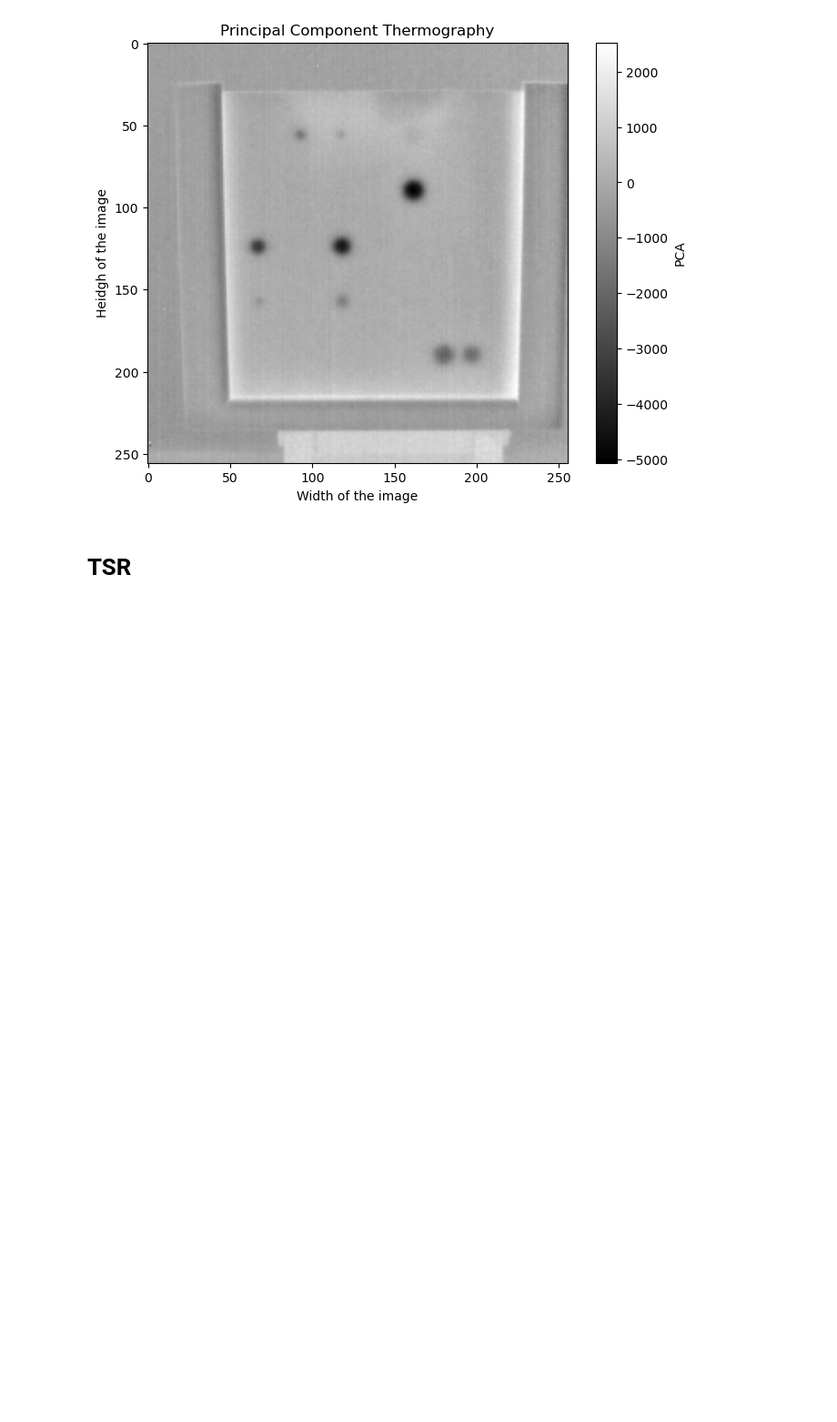
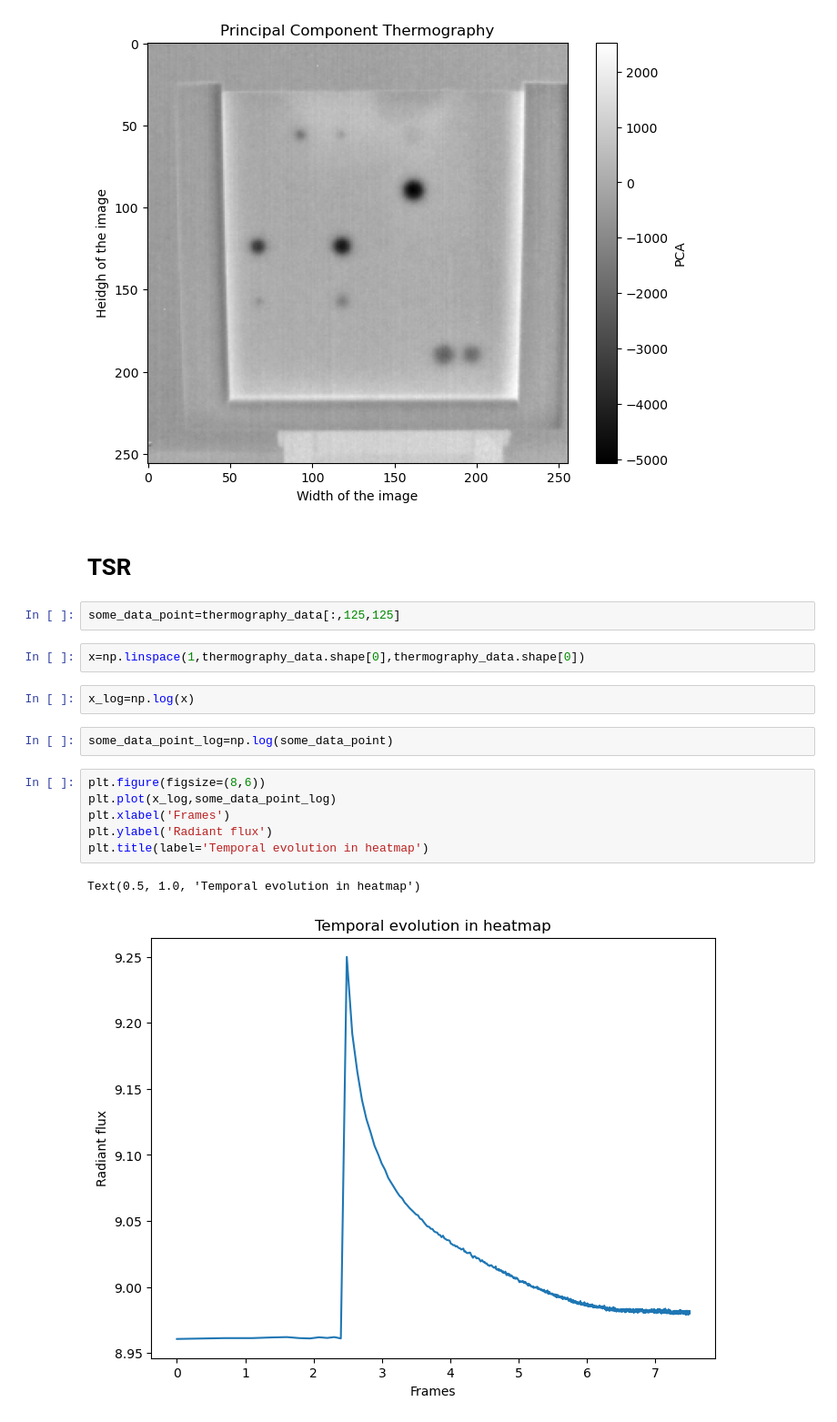
Before and after one commit to konrad-jaworski/Thermal_camera_KAUST, a Jupyter notebook: Neutral_set_testing.ipynb, the cells around one changed output. Shown at 91% size. Cells and saved outputs as stored; diff of their text form; blank space fills up the shorter version.

```diff
--- a/Neutral_set_testing.ipynb
+++ b/Neutral_set_testing.ipynb
@@ -115,3 +118,20 @@ Text(0, 0.5, 'Heidgh of the image')
 [figure]
 # %% [markdown]
 <h1>TSR
+# %%
+some_data_point=thermography_data[:,125,125]
+# %%
+x=np.linspace(1,thermography_data.shape[0],thermography_data.shape[0])
+# %%
+x_log=np.log(x)
+# %%
+some_data_point_log=np.log(some_data_point)
+# %%
+plt.figure(figsize=(8,6))
+plt.plot(x_log,some_data_point_log)
+plt.xlabel('Frames')
+plt.ylabel('Radiant flux')
+plt.title(label='Temporal evolution in heatmap')
+# %% [output]
+Text(0.5, 1.0, 'Temporal evolution in heatmap')
+[figure, added]
```
Also changed, not shown: parts of 61 cells of this notebook, 3 other files.
